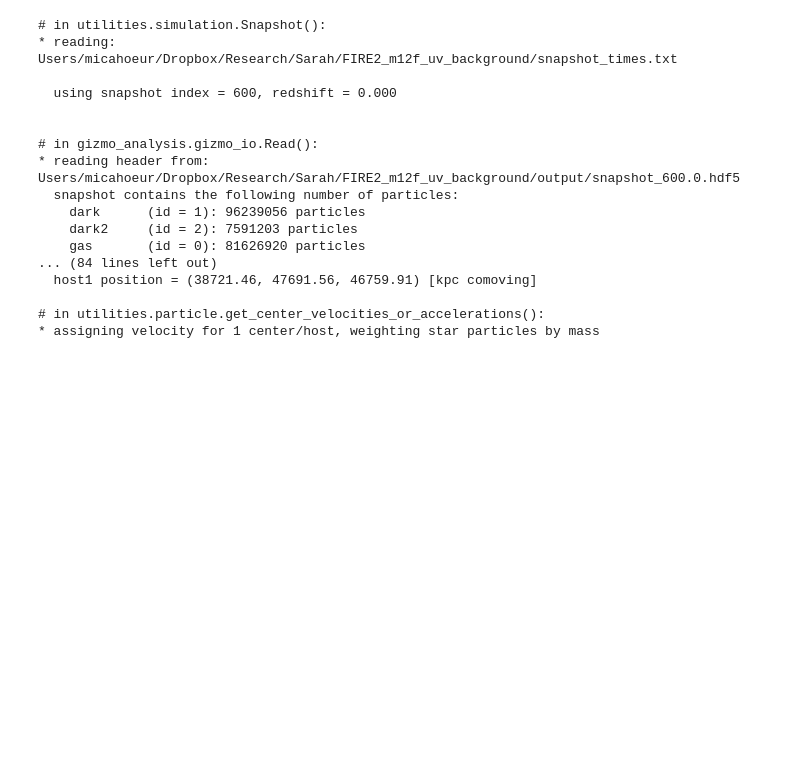
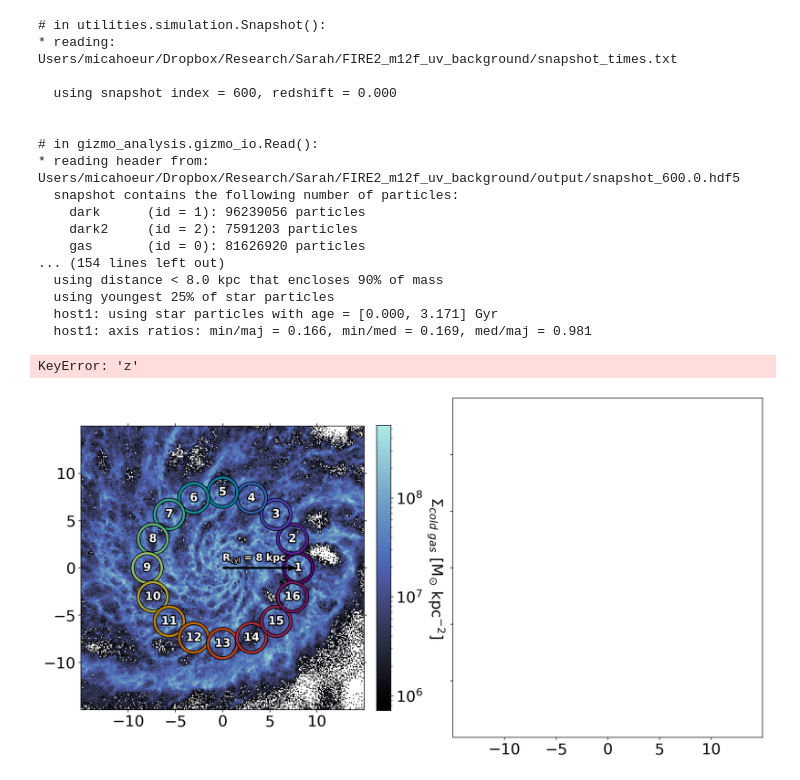
Before and after one commit to oeur/OoF, a Jupyter notebook: tutorial.ipynb, the cells around one changed output. Saved outputs shown, nothing was run; the diff lists cells and outputs as text; code cells hidden in the pictures; blank space fills up the shorter version.

```diff
--- a/tutorial.ipynb
+++ b/tutorial.ipynb
@@ -19,22 +19,24 @@ plt.rcParams['axes.labelsize'] = 20
 plt.rcParams['xtick.labelsize'] = 20
 plt.rcParams['ytick.labelsize'] = 20
 # %%
-generate_surface_mass_density_plot(simdir, simnum, species, 'gas', Rcyl, numvols, zcut)
+generate_surface_mass_density_plot(simdir, simnum, 'gas', 'star', Rcyl, numvols, zcut)
 # %% [output]
 # in utilities.simulation.Snapshot():
 * reading:  Users/micahoeur/Dropbox/Research/Sarah/FIRE2_m12f_uv_background/snapshot_times.txt
 
   using snapshot index = 600, redshift = 0.000
 
 
 # in gizmo_analysis.gizmo_io.Read():
 * reading header from:  Users/micahoeur/Dropbox/Research/Sarah/FIRE2_m12f_uv_background/output/snapshot_600.0.hdf5
   snapshot contains the following number of particles:
     dark      (id = 1): 96239056 particles
     dark2     (id = 2): 7591203 particles
     gas       (id = 0): 81626920 particles
-... (84 lines left out)
-  host1 position = (38721.46, 47691.56, 46759.91) [kpc comoving]
-
-# in utilities.particle.get_center_velocities_or_accelerations():
-* assigning velocity for 1 center/host, weighting star particles by mass
+... (154 lines left out)
+  using distance < 8.0 kpc that encloses 90% of mass
+  using youngest 25% of star particles
+  host1: using star particles with age = [0.000, 3.171] Gyr
+  host1: axis ratios: min/maj = 0.166, min/med = 0.169, med/maj = 0.981
+KeyError: 'z'
+[figure, added]
```
